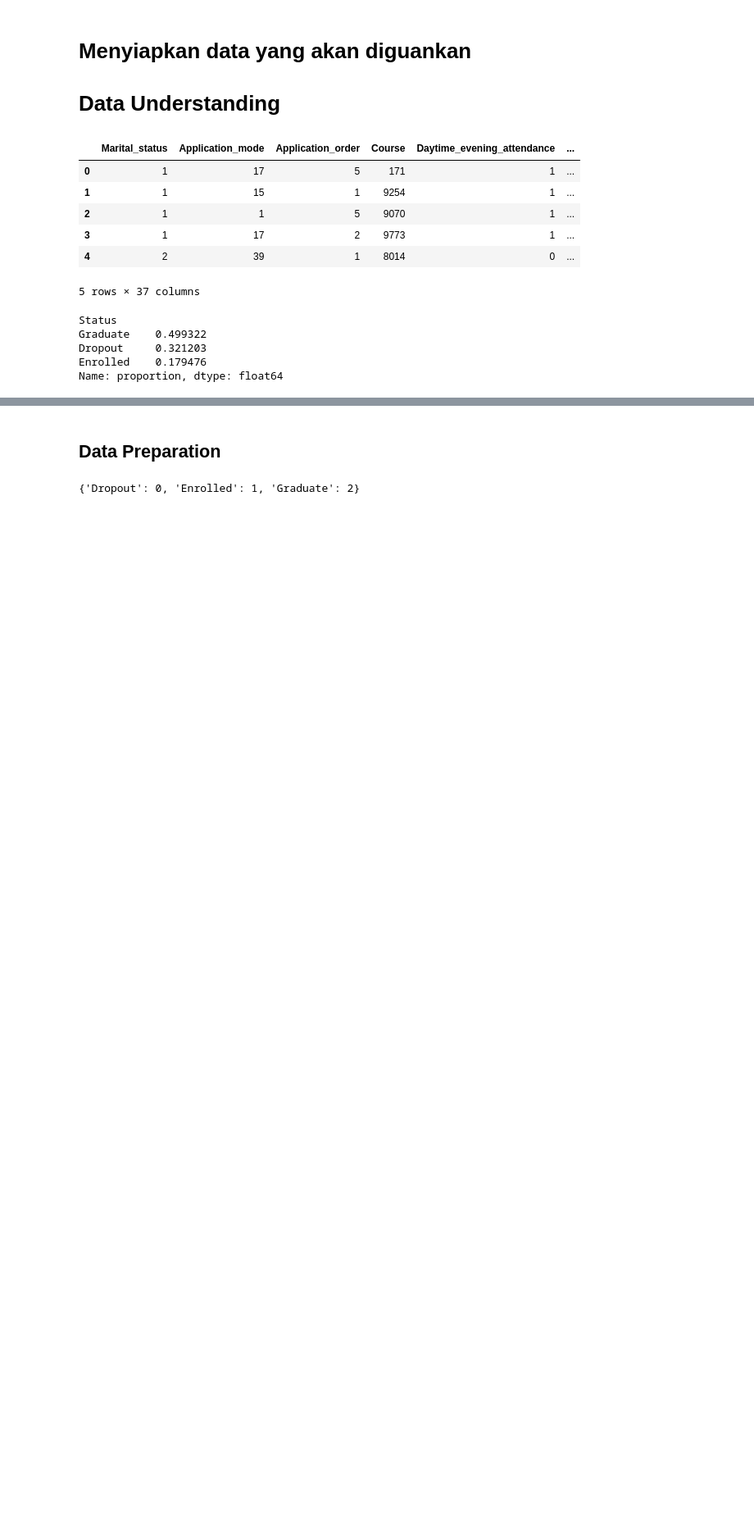
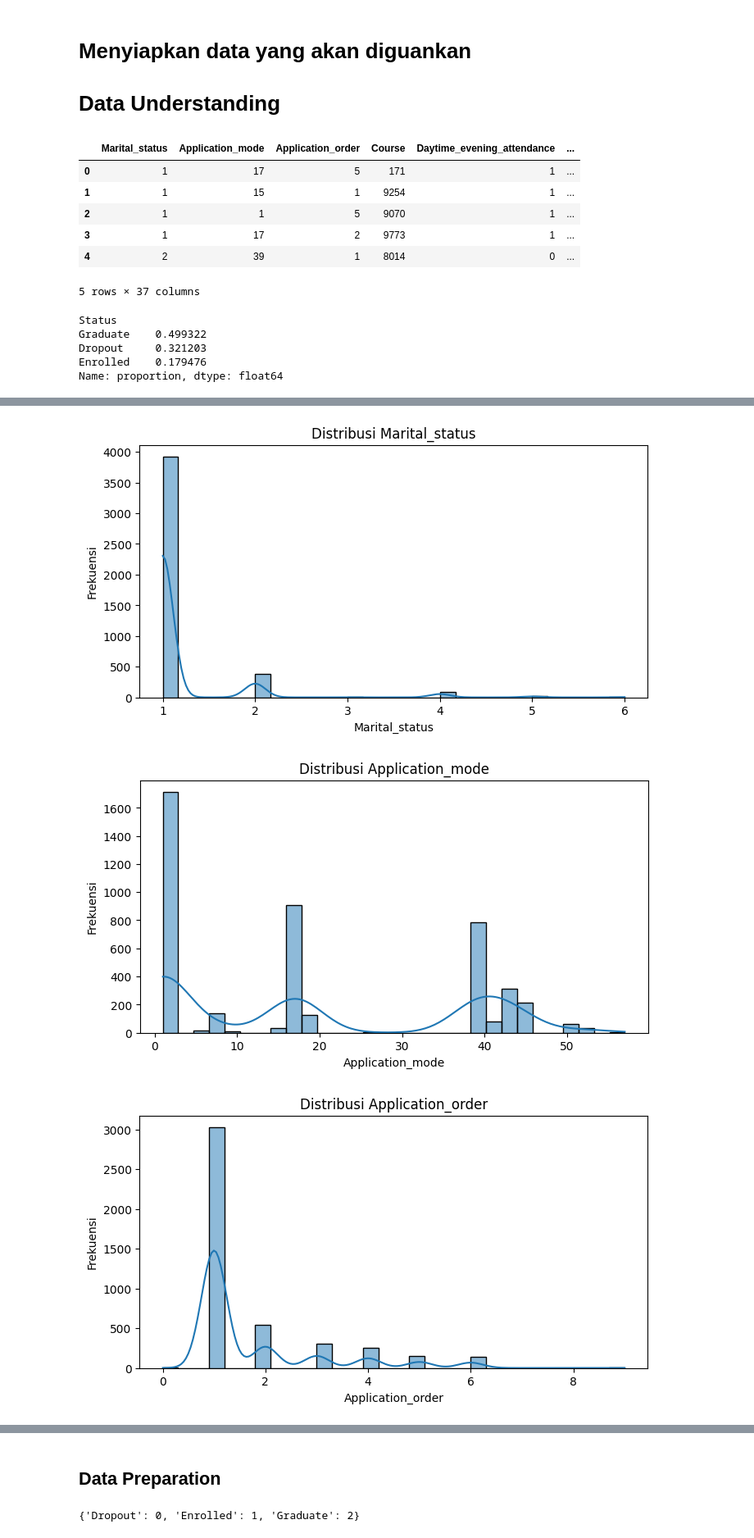
Before and after one commit to Rahmathidayat4299/streamlit-dicoding-jaya-education, a Jupyter notebook: sekolahjaya.ipynb, the cells around one changed output, grey strips where cells are left out. Shown at 82% size. Drawn from its saved outputs; the diff is of its cells as text; code cells hidden in the pictures; blank space fills up the shorter version.

```diff
--- a/sekolahjaya.ipynb
+++ b/sekolahjaya.ipynb
@@ -43,0 +46,28 @@ Name: proportion, dtype: float64
+# %%
+import matplotlib.pyplot as plt
+import seaborn as sns
+
+# Distribusi fitur numerikal
+numerical_features = cc_apps.select_dtypes(include=['int64', 'float64']).columns
+for feature in numerical_features:
+    plt.figure(figsize=(8, 4))
+    sns.histplot(cc_apps[feature], kde=True, bins=30)
+    plt.title(f'Distribusi {feature}')
+    plt.xlabel(feature)
+    plt.ylabel('Frekuensi')
+    plt.show()
+
+# Distribusi fitur kategorikal
+categorical_features = cc_apps.select_dtypes(include=['object']).columns
+for feature in categorical_features:
+    plt.figure(figsize=(8, 4))
+    sns.countplot(data=cc_apps, x=feature, order=cc_apps[feature].value_counts().index)
+    plt.title(f'Distribusi {feature}')
+    plt.xlabel(feature)
+    plt.ylabel('Frekuensi')
+    plt.xticks(rotation=45)
+    plt.show()
+# %% [output]
+[figure, added]
+[figure, added]
+[figure, added]
```
Also changed, not shown: parts of 8 cells of this notebook, 2 other files.
